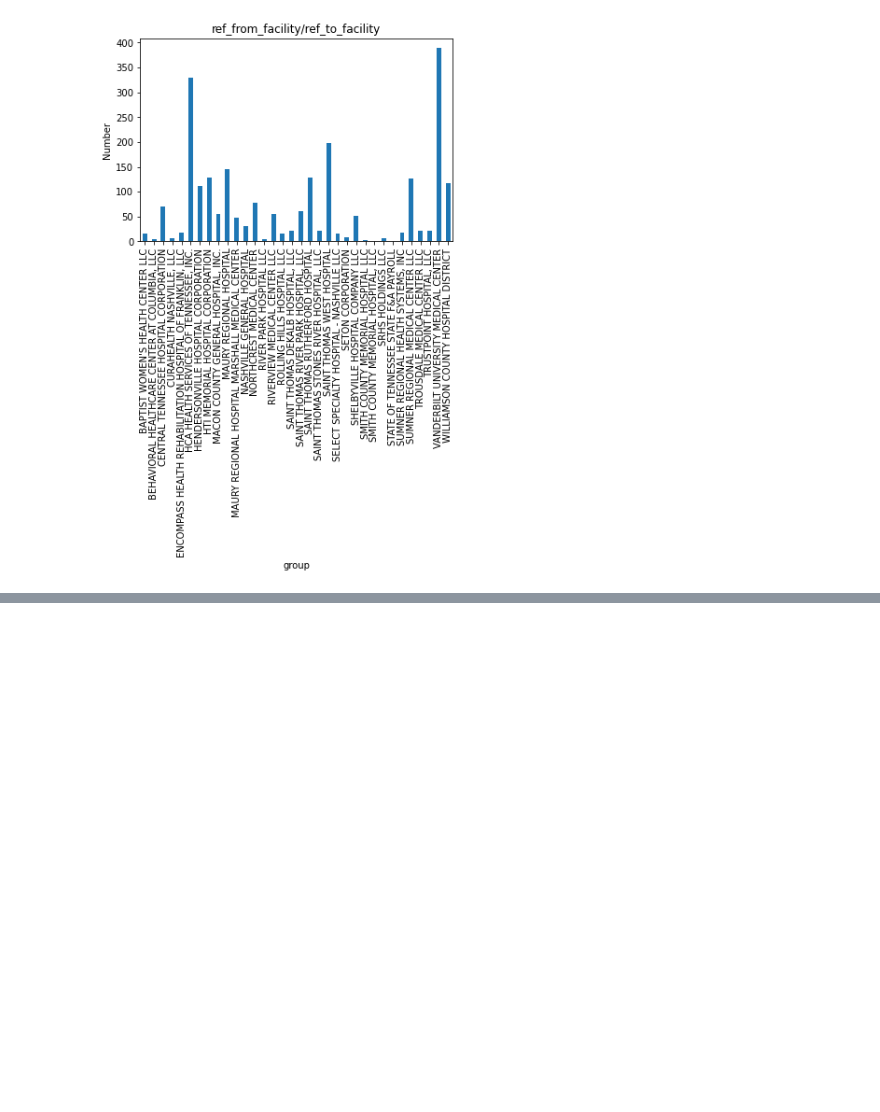
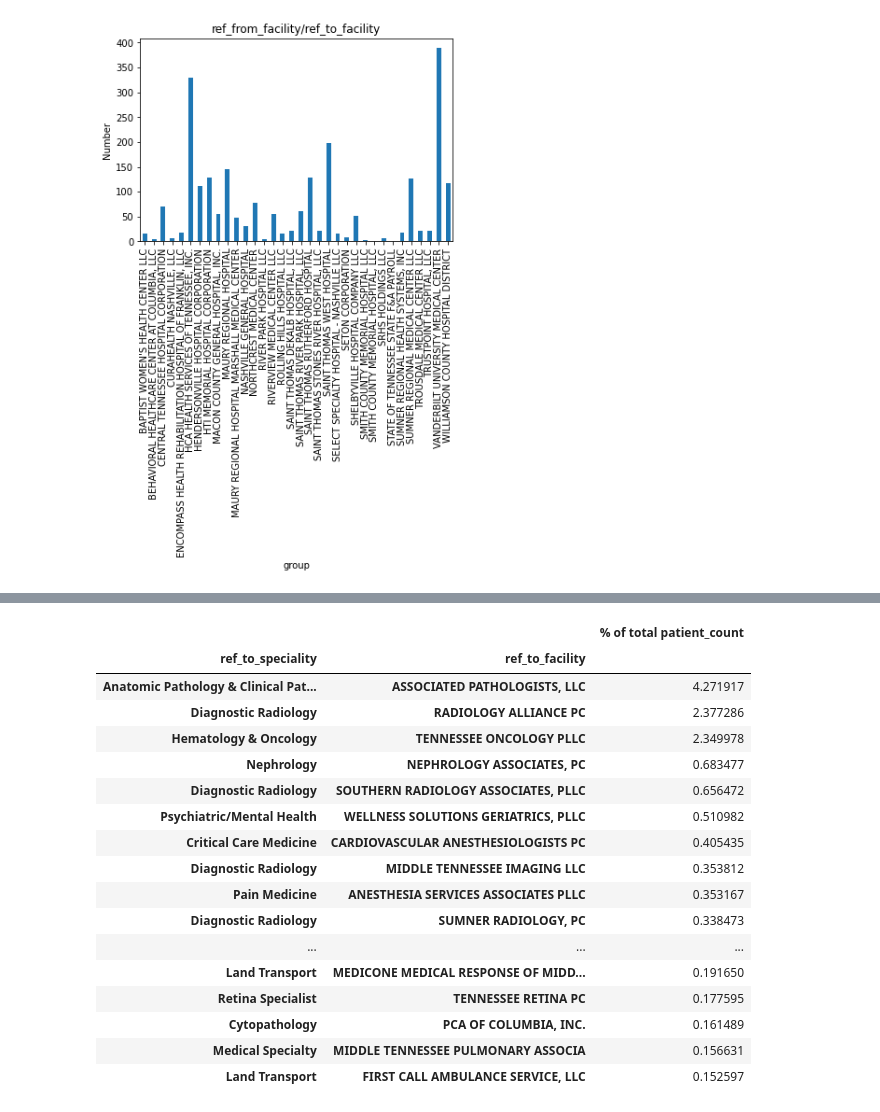
Before and after one commit to hcgreer/hop_team-team_blimp, a Jupyter notebook: hop_referal_dbsearch.ipynb, the cells around one changed output, grey strips where cells are left out. Saved outputs shown, nothing was run; the diff lists cells and outputs as text; code cells hidden in the pictures; blank space fills up the shorter version.

```diff
--- a/hop_referal_dbsearch.ipynb
+++ b/hop_referal_dbsearch.ipynb
@@ -2180,0 +2248,30 @@ array([nan, 'Allergy', 'Critical Care Medicine', 'Pain Medicine',
+# %%
+(
+(((refto_from.groupby(['ref_to_speciality', 'ref_to_facility'])['patient_count']
+   .sum())/(refto_from['patient_count'].sum()))*100)
+   .sort_values(ascending = False)
+ .to_frame()
+    .rename(columns={'patient_count': '% of total patient_count'})
+    .iloc[2:20]
+
+
+)
+# %% [output]
+|  |  | % of total patient_count |
+| ref_to_speciality | ref_to_facility |  |
+| Anatomic Pathology & Clinical Pat... | ASSOCIATED PATHOLOGISTS, LLC | 4.271917 |
+| Diagnostic Radiology | RADIOLOGY ALLIANCE PC | 2.377286 |
+| Hematology & Oncology | TENNESSEE ONCOLOGY PLLC | 2.349978 |
+| Nephrology | NEPHROLOGY ASSOCIATES, PC | 0.683477 |
+| Diagnostic Radiology | SOUTHERN RADIOLOGY ASSOCIATES, PLLC | 0.656472 |
+| Psychiatric/Mental Health | WELLNESS SOLUTIONS GERIATRICS, PLLC | 0.510982 |
+| Critical Care Medicine | CARDIOVASCULAR ANESTHESIOLOGISTS PC | 0.405435 |
+| Diagnostic Radiology | MIDDLE TENNESSEE IMAGING LLC | 0.353812 |
+| Pain Medicine | ANESTHESIA SERVICES ASSOCIATES PLLC | 0.353167 |
+| Diagnostic Radiology | SUMNER RADIOLOGY, PC | 0.338473 |
+| ... | ... | ... |
+| Land Transport | MEDICONE MEDICAL RESPONSE OF MIDD... | 0.191650 |
+| Retina Specialist | TENNESSEE RETINA PC | 0.177595 |
+| Cytopathology | PCA OF COLUMBIA, INC. | 0.161489 |
+| Medical Specialty | MIDDLE TENNESSEE PULMONARY ASSOCIA | 0.156631 |
+| Land Transport | FIRST CALL AMBULANCE SERVICE, LLC | 0.152597 |
```
Also changed, not shown: parts of 115 cells of this notebook.
